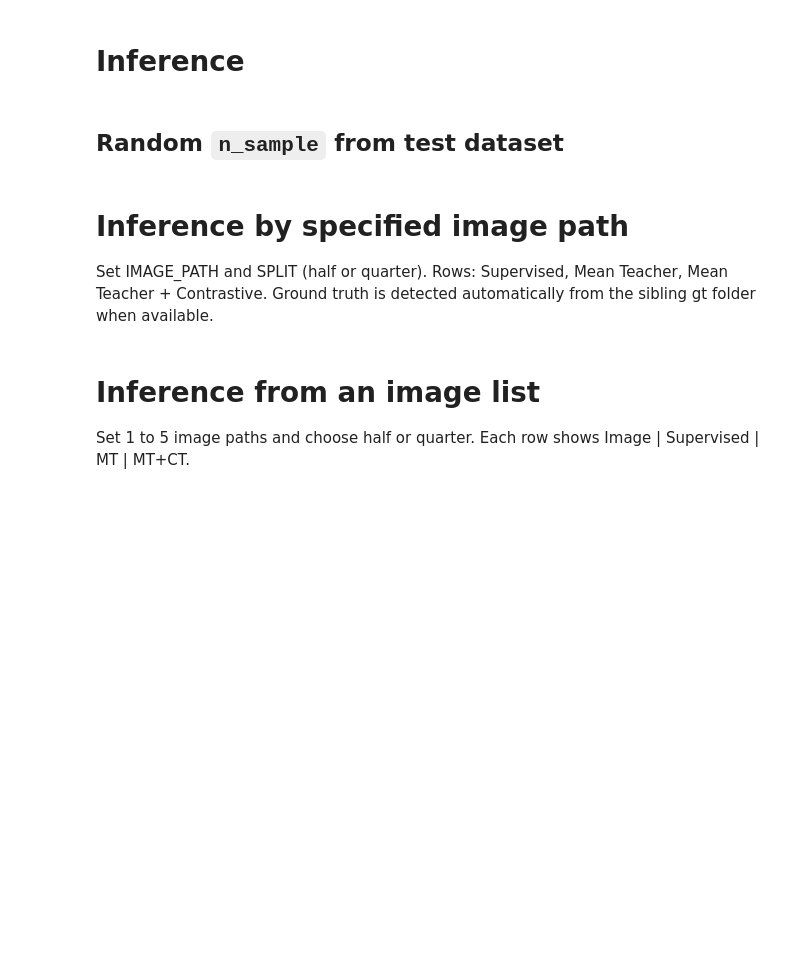
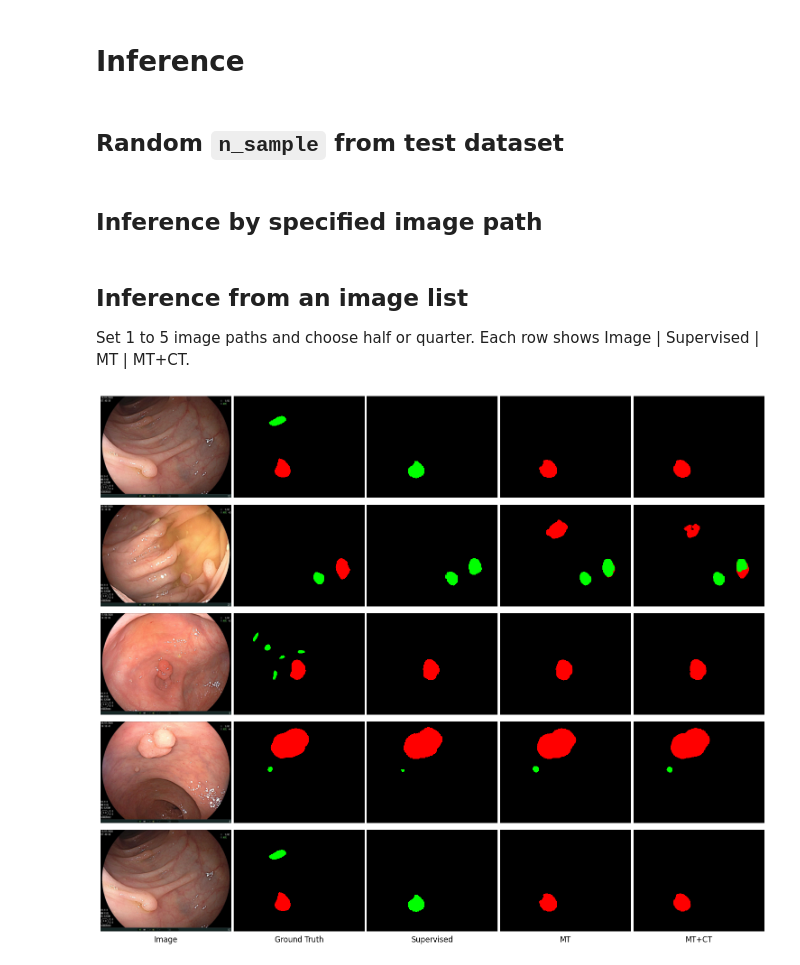
Before and after one commit to Avcuongy/poply-image-segmentation, a Jupyter notebook: notebooks/evaluation/evaluation_unet.ipynb, the cells around one changed output. Cells and saved outputs as stored; diff of their text form; code cells hidden in the pictures; blank space fills up the shorter version.

```diff
--- a/notebooks/evaluation/evaluation_unet.ipynb
+++ b/notebooks/evaluation/evaluation_unet.ipynb
@@ -1287,7 +1287,7 @@ def visualize_inference_paths(image_paths, split):
                 )
         for ax in axes[row]:
             ax.axis("off")
-    for ax, label in zip(axes[-1], ["Image", "GT", "Supervised", "MT", "MT+CT"]):
+    for ax, label in zip(axes[-1], ["Image", "Ground Truth", "Supervised", "MT", "MT+CT"]):
         ax.text(
             0.5,
             -0.04,
@@ -1330,28 +1330,27 @@ visualize_inference_samples(
     alpha=0.40,
     seed=VIS_SEED,
 )
-# %% [markdown]
-# Inference by specified image path
-
-Set IMAGE_PATH and SPLIT (half or quarter). Rows: Supervised, Mean Teacher, Mean Teacher + Contrastive.
-Ground truth is detected automatically from the sibling gt folder when available.
+# %% [markdown]
+## Inference by specified image path
 # %%
 IMAGE_PATH = "data/data/test/1fd8bbf118acd7936140a2d5fc1443c4.jpeg"
 SPLIT = "quarter"
 
 path_predictions = visualize_inference_path(IMAGE_PATH, SPLIT)
 # %% [markdown]
-# Inference from an image list
+## Inference from an image list
 
 Set 1 to 5 image paths and choose half or quarter. Each row shows Image | Supervised | MT | MT+CT.
 # %%
 IMAGE_PATHS = [
-    "data/data/test/1fd8bbf118acd7936140a2d5fc1443c4.jpeg",
-    "data/data/test/31871f2fd85a04faeeb2b53579739530.jpeg",
+    "data/data/test/d1fd8bbf118acd7936140a2d5fc1443c.jpeg",
     "data/data/test/45d73912c4fd31aaeec7b426bacd147a.jpeg",
-    "data/data/test/68cb49a3c530b99ec16e8b659fdc988a.jpeg",
-    "data/data/test/7629ab559b28f39a546f6eeb0a13b346.jpeg",
+    "data/data/test/7ae8395e56a6d9ba9d45c3dbc695325d.jpeg",
+    "data/data/test/cc01dd78294679c9cbb2a365b5574868.jpeg",
+    "data/data/test/d1fd8bbf118acd7936140a2d5fc1443c.jpeg",
 ]
-SPLIT = "quarter"
+SPLIT = "half"
 
 multi_image_predictions = visualize_inference_paths(IMAGE_PATHS, SPLIT)
+# %% [output]
+[figure, added]
```
Also changed, not shown: 3 other files.
